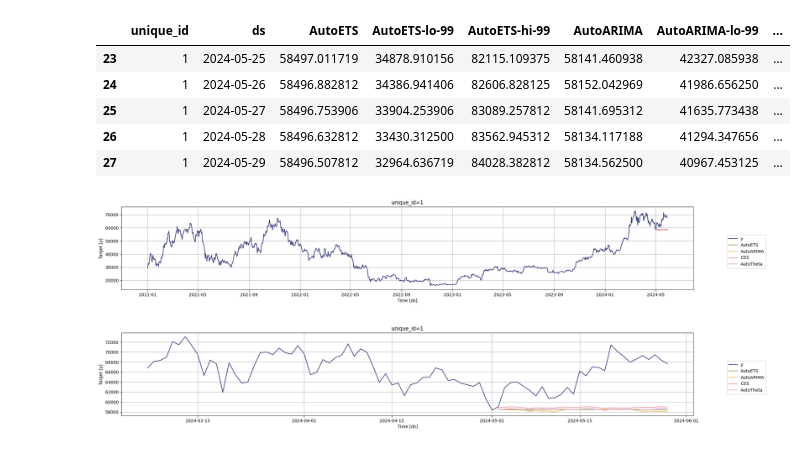
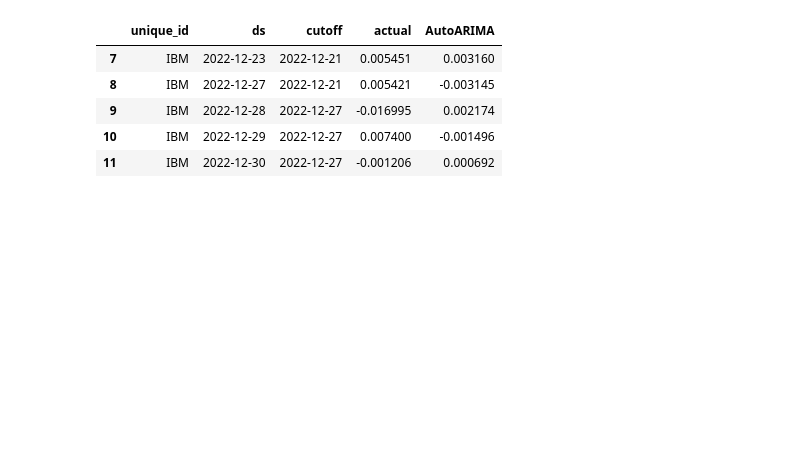
Before and after one commit to marcosherediapimienta/GenerativeAI_TimeSeries, a Jupyter notebook: Test_2.ipynb, the cells around one changed output. Drawn from its saved outputs; the diff is of its cells as text; code cells hidden in the pictures; blank space fills up the shorter version.

```diff
--- a/Test_2.ipynb
+++ b/Test_2.ipynb
@@ -42,0 +52,7 @@ Y_test_df = df_selected[df_selected.ds > '2024-05-01']
+# %%
+prices['rt'] = prices['y'].div(prices.groupby('unique_id')['y'].shift(1))
+prices['rt'] = np.log(prices['rt'])
+
+returns = prices[['unique_id', 'ds', 'rt']]
+returns = returns.rename(columns={'rt':'y'})
+returns
@@ -43,11 +77,9 @@ Y_test_df = df_selected[df_selected.ds > '2024-05-01']
 # %%
-season_length = 12
-horizon = len(Y_test_df)
-models = [AutoETS(season_length=season_length), AutoARIMA(season_length=season_length), AutoCES(season_length=season_length), AutoTheta(season_length=season_length)]
+models = [AutoARIMA()]
 
-sf = StatsForecast(df=Y_train_df,
-                   models=models,
-                   freq='D',
-                   n_jobs=-1)
-
-sf.fit()
+sf = StatsForecast(
+    df = returns,
+    models = models,
+    freq = 'D',
+    n_jobs = -1
+)
@@ -69,0 +86,11 @@ forecast_df.head()
+# %%
+crossvalidation_df = sf.cross_validation(
+    df = returns,
+    h = 3,
+    step_size = 3,
+    n_windows = 4
+  )
+# %%
+crossvalidation_df = crossvalidation_df.reset_index()
+crossvalidation_df.rename(columns = {'y' : 'actual'}, inplace = True)
+crossvalidation_df.head()
@@ -70,17 +104,9 @@ forecast_df.head()
 # %%
-forecast_df.tail()
+crossvalidation_df.tail()
 # %% [output]
-|  | unique_id | ds | AutoETS | AutoETS-lo-99 | AutoETS-hi-99 | AutoARIMA | AutoARIMA-lo-99 | ... |
-| 23 | 1 | 2024-05-25 | 58497.011719 | 34878.910156 | 82115.109375 | 58141.460938 | 42327.085938 | ... |
-| 24 | 1 | 2024-05-26 | 58496.882812 | 34386.941406 | 82606.828125 | 58152.042969 | 41986.656250 | ... |
-| 25 | 1 | 2024-05-27 | 58496.753906 | 33904.253906 | 83089.257812 | 58141.695312 | 41635.773438 | ... |
-| 26 | 1 | 2024-05-28 | 58496.632812 | 33430.312500 | 83562.945312 | 58134.117188 | 41294.347656 | ... |
-| 27 | 1 | 2024-05-29 | 58496.507812 | 32964.636719 | 84028.382812 | 58134.562500 | 40967.453125 | ... |
+|  | unique_id | ds | cutoff | actual | AutoARIMA |
+| 7 | IBM | 2022-12-23 | 2022-12-21 | 0.005451 | 0.003160 |
+| 8 | IBM | 2022-12-27 | 2022-12-21 | 0.005421 | -0.003145 |
+| 9 | IBM | 2022-12-28 | 2022-12-27 | -0.016995 | 0.002174 |
+| 10 | IBM | 2022-12-29 | 2022-12-27 | 0.007400 | -0.001496 |
+| 11 | IBM | 2022-12-30 | 2022-12-27 | -0.001206 | 0.000692 |
-# %%
-StatsForecast.plot(df_selected, forecast_df, plot_random = False)
-# %% [output]
-[figure, removed]
-# %%
-sf.plot(df_selected, forecast_df, max_insample_length=28*3, models=['AutoETS', 'AutoARIMA', 'CES', 'AutoTheta'])
-# %% [output]
-[figure, removed]
```
Also changed, not shown: parts of 14 cells of this notebook, 1 other file.
